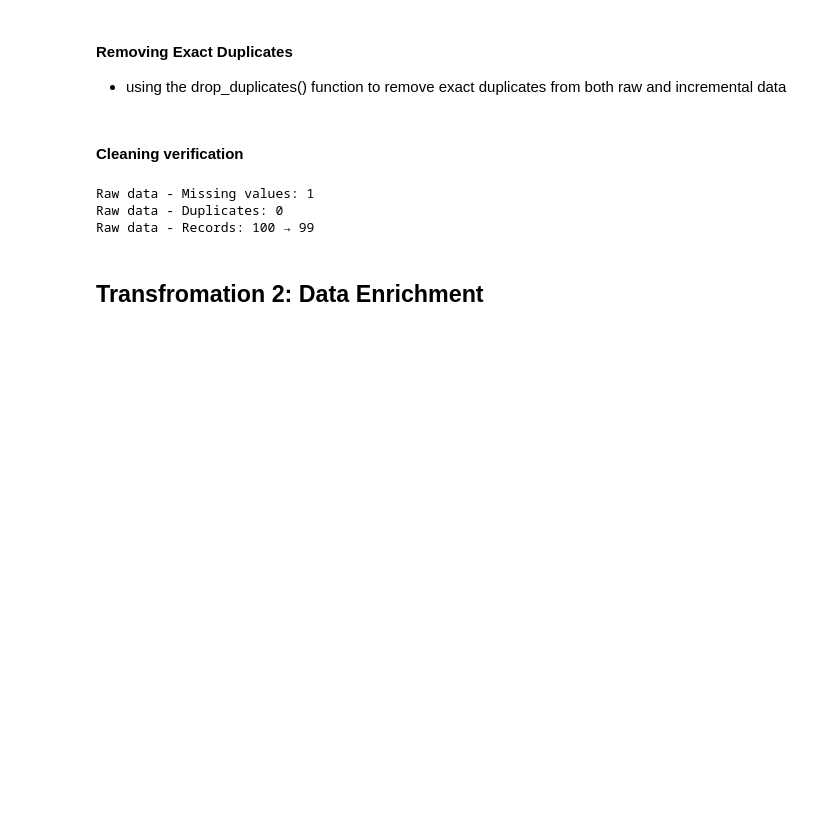
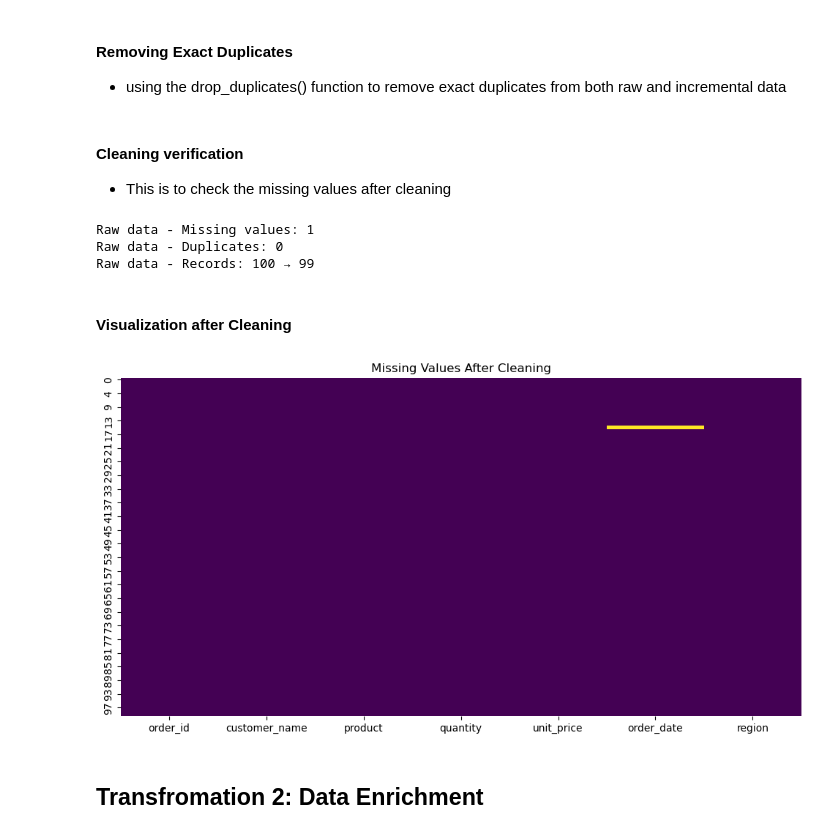
Before and after one commit to TanveerD1/ETL_Midterm_Tanveer_752, a Jupyter notebook: etl_transform.ipynb, the cells around one changed output. Drawn from its saved outputs; the diff is of its cells as text; code cells hidden in the pictures; blank space fills up the shorter version.

```diff
--- a/etl_transform.ipynb
+++ b/etl_transform.ipynb
@@ -80,8 +91,9 @@ incCleaned['region'] = incCleaned['region'].fillna('Central')
 # %%
 rawCleaned.drop_duplicates(inplace=True)
 incCleaned.drop_duplicates(inplace=True)
-# %% [markdown]
-#### Cleaning verification
+# %% [markdown]
+#### Cleaning verification
+- This is to check the missing values after cleaning
 # %%
 print(f"Raw data - Missing values: {rawCleaned.isnull().sum().sum()}")
 print(f"Raw data - Duplicates: {rawCleaned.duplicated().sum()}")
@@ -90,6 +102,15 @@ print(f"Raw data - Records: {len(rawData)} → {len(rawCleaned)}")
 Raw data - Missing values: 1
 Raw data - Duplicates: 0
 Raw data - Records: 100 → 99
+# %% [markdown]
+#### Visualization after Cleaning
+# %%
+plt.figure(figsize=(12, 6))
+sns.heatmap(rawCleaned.isnull(), cbar=False, cmap='viridis')
+plt.title('Missing Values After Cleaning')
+plt.show()
+# %% [output]
+[figure, added]
 # %% [markdown]
 ## Transfromation 2: Data Enrichment
 # %% [markdown]
```
Also changed, not shown: parts of 14 cells of this notebook.
